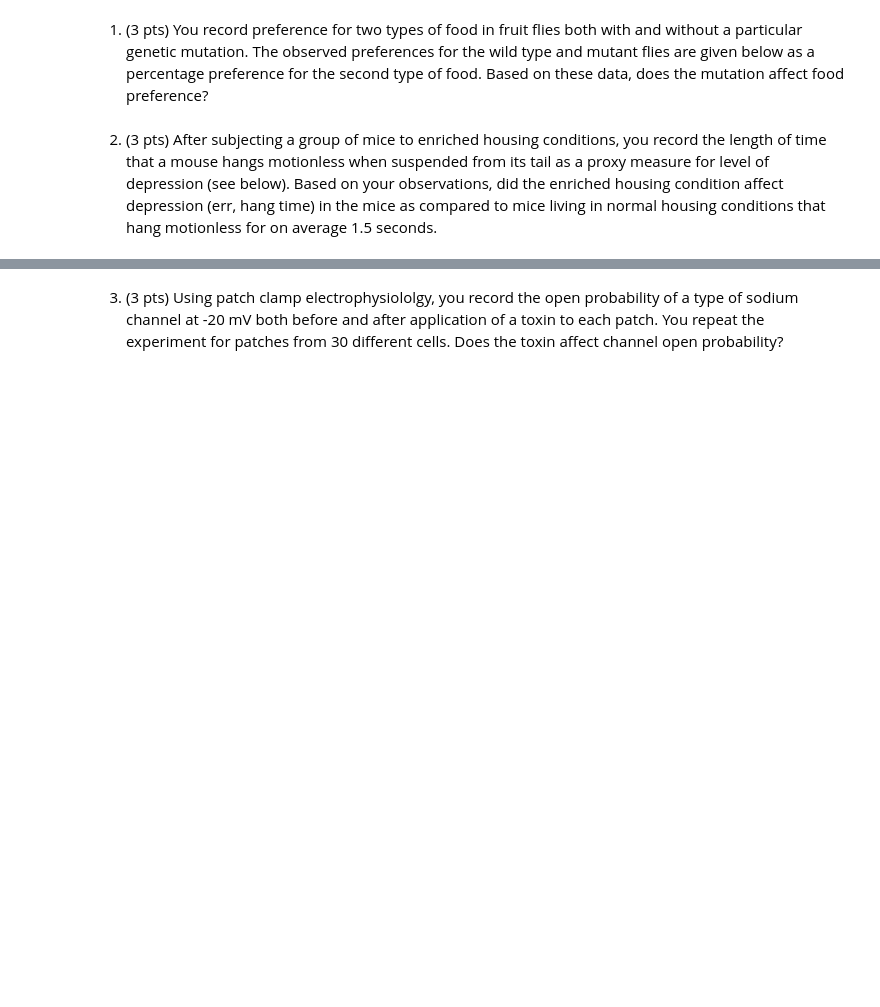
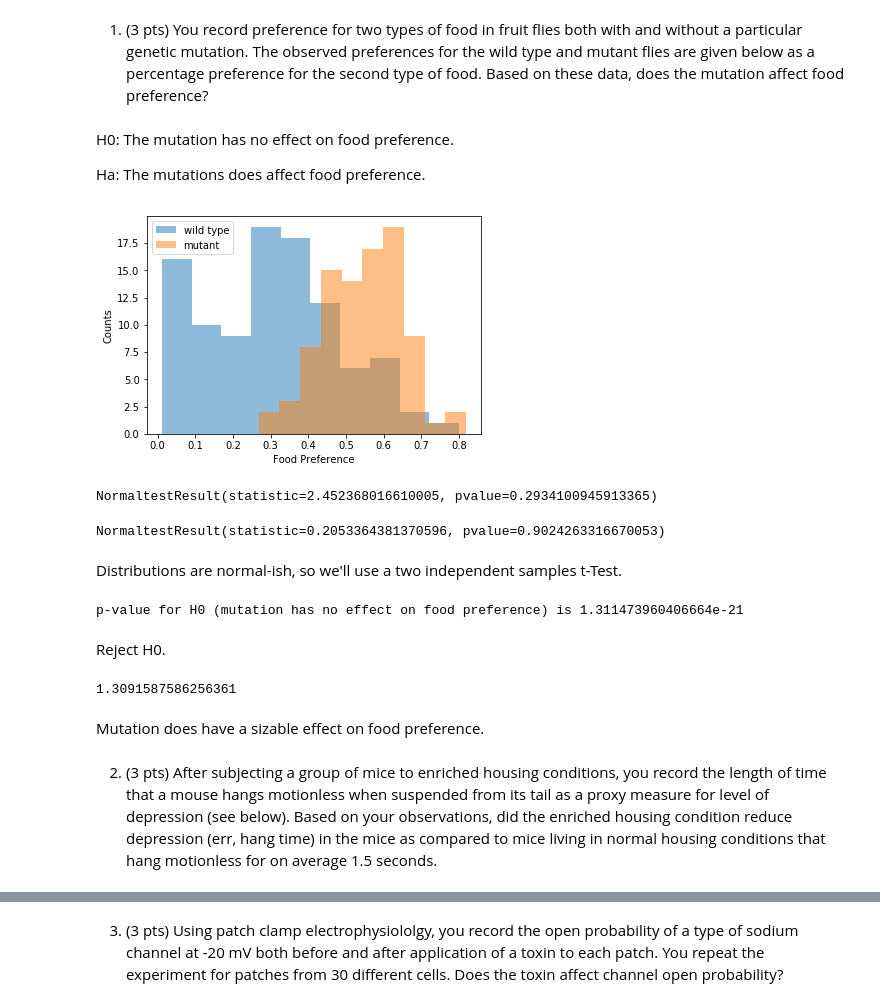
Before and after one commit to marcel-goldschen-ohm/NEU-337-Spring-2020, a Jupyter notebook: homework/homework-Feb-25-hypothesis.ipynb, the cells around one changed output, grey strips where cells are left out. Drawn from its saved outputs; the diff is of its cells as text; code cells hidden in the pictures; blank space fills up the shorter version.

```diff
--- a/homework/homework-Feb-25-hypothesis.ipynb
+++ b/homework/homework-Feb-25-hypothesis.ipynb
@@ -52,8 +54,44 @@ mutant_preferences = np.array([0.60074209, 0.60256178, 0.57892997, 0.35112318, 0
        0.48562656, 0.56580902, 0.66455626, 0.81862651, 0.44665288,
        0.61624982, 0.66404732, 0.7808477 , 0.62213509, 0.5327159 ,
        0.37345594, 0.60006758, 0.68412384, 0.26802159, 0.5988552 ])
+# %% [markdown]
+H0: The mutation has no effect on food preference.
+
+Ha: The mutations does affect food preference.
+# %%
+plt.hist(wildtype_preferences, alpha=0.5, label='wild type')
+plt.hist(mutant_preferences, alpha=0.5, label='mutant')
+plt.xlabel('Food Preference')
+plt.ylabel('Counts')
+plt.legend();
+# %% [output]
+[figure, added]
+# %%
+st.normaltest(wildtype_preferences)
+# %% [output]
+NormaltestResult(statistic=2.452368016610005, pvalue=0.2934100945913365)
+# %%
+st.normaltest(mutant_preferences)
+# %% [output]
+NormaltestResult(statistic=0.2053364381370596, pvalue=0.9024263316670053)
+# %% [markdown]
+Distributions are normal-ish, so we'll use a two independent samples t-Test.
+# %%
+t, p = st.ttest_ind(wildtype_preferences, mutant_preferences)
+print(f"p-value for H0 (mutation has no effect on food preference) is {p}")
+# %% [output]
+p-value for H0 (mutation has no effect on food preference) is 1.311473960406664e-21
+# %% [markdown]
+Reject H0.
+# %%
+effectSize = (mutant_preferences.mean() - wildtype_preferences.mean()) / wildtype_preferences.std()
+effectSize
+# %% [output]
+1.3091587586256361
+# %% [markdown]
+Mutation does have a sizable effect on food preference.
 # %% [markdown]
-2. (3 pts) After subjecting a group of mice to enriched housing conditions, you record the length of time that a mouse hangs motionless when suspended from its tail as a proxy measure for level of depression (see below). Based on your observations, did the enriched housing condition affect depression (err, hang time) in the mice as compared to mice living in normal housing conditions that hang motionless for on average 1.5 seconds.
+2. (3 pts) After subjecting a group of mice to enriched housing conditions, you record the length of time that a mouse hangs motionless when suspended from its tail as a proxy measure for level of depression (see below). Based on your observations, did the enriched housing condition reduce depression (err, hang time) in the mice as compared to mice living in normal housing conditions that hang motionless for on average 1.5 seconds.
 # %%
 time_motionless = np.array([1.09312953, 1.88156956, 1.72967305, 1.1863167 , 1.67249086,
        1.72522565, 0.91064355, 1.24608586, 1.05439035, 1.35740275,
```
Also changed, not shown: parts of 18 cells of this notebook.
